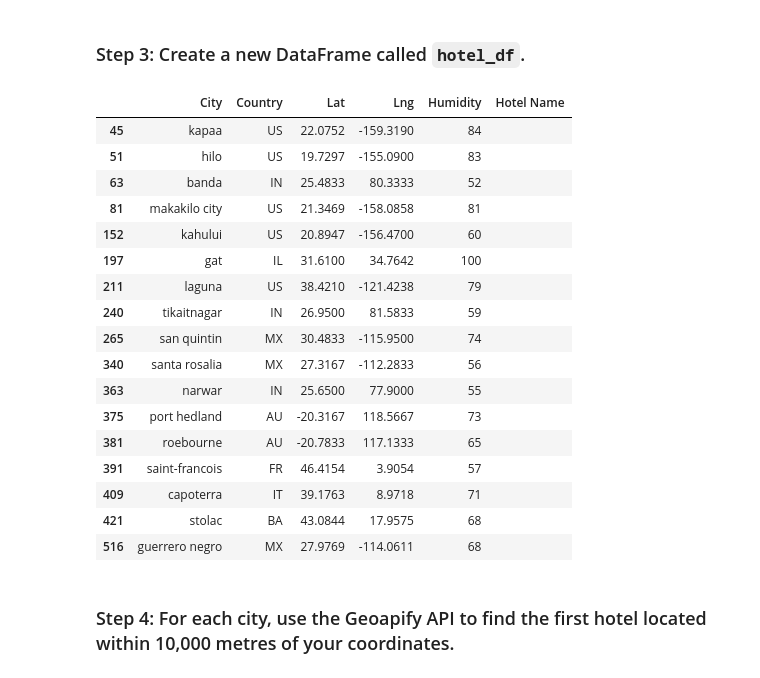
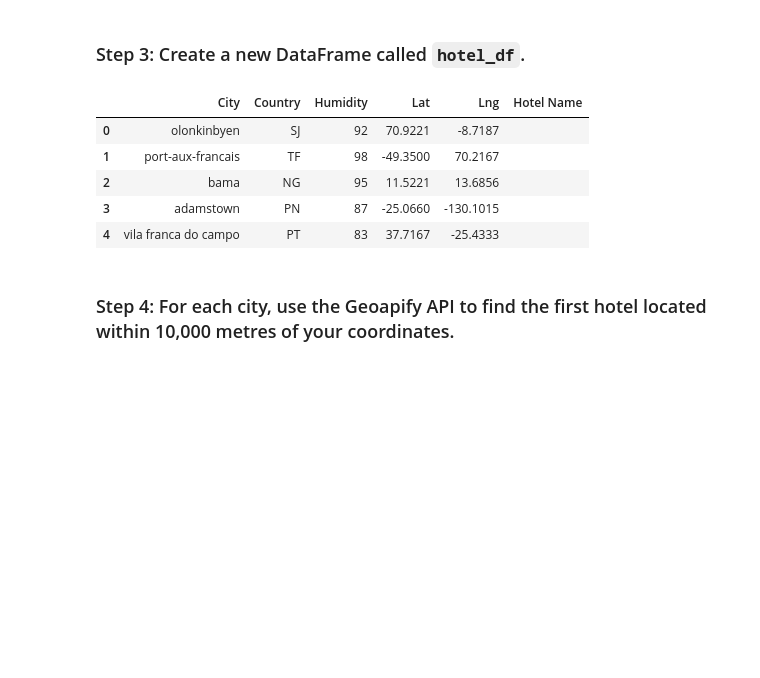
Before and after one commit to datakreese/python-api-challenge, a Jupyter notebook: VacationPy/VacationPy.ipynb, the cells around one changed output. Saved outputs shown, nothing was run; the diff lists cells and outputs as text; code cells hidden in the pictures; blank space fills up the shorter version.

```diff
--- a/VacationPy/VacationPy.ipynb
+++ b/VacationPy/VacationPy.ipynb
@@ -17,6 +18,6 @@ from vacation_api_keys import geoapify_key
 # %%
 # Load the CSV file created in Part 1 into a Pandas DataFrame
-city_data_df = pd.read_csv("output_data/cities.csv")
+city_data_df = pd.read_csv("../WeatherPy/cities.csv")
 
 # Display sample data
 city_data_df.head()
@@ -55,12 +58,12 @@ map_plot_3
 ### Step 2: Narrow down the `city_data_df` DataFrame to find your ideal weather condition
 # %%
 # Narrow down cities that fit criteria and drop any results with null values
-# YOUR CODE HERE
+ideal_city_df = city_data_df.query("`Max Temp` <= 299")
 
 # Drop any rows with null values
-# YOUR CODE HERE
+ideal_city_df.dropna()
 
 # Display sample data
-# YOUR CODE HERE
+ideal_city_df.head()
 # %% [output]
 |  | City_ID | City | Lat | Lng | Max Temp | Humidity | Cloudiness | Wind Speed | Country | Date |
@@ -85,32 +76,21 @@ map_plot_3
 ### Step 3: Create a new DataFrame called `hotel_df`.
 # %%
 # Use the Pandas copy function to create DataFrame called hotel_df to store the city, country, coordinates, and humidity
-# YOUR CODE HERE
+hotel_df = ideal_city_df.copy()
+hotel_df = hotel_df[["City", "Country", "Humidity", "Lat", "Lng"]]
 
 # Add an empty column, "Hotel Name," to the DataFrame so you can store the hotel found using the Geoapify API
-# YOUR CODE HERE
+hotel_df["Hotel Name"] = ""
 
 # Display sample data
-# YOUR CODE HERE
+hotel_df.head()
 # %% [output]
-|  | City | Country | Lat | Lng | Humidity | Hotel Name |
-| 45 | kapaa | US | 22.0752 | -159.3190 | 84 |  |
-| 51 | hilo | US | 19.7297 | -155.0900 | 83 |  |
-| 63 | banda | IN | 25.4833 | 80.3333 | 52 |  |
-| 81 | makakilo city | US | 21.3469 | -158.0858 | 81 |  |
-| 152 | kahului | US | 20.8947 | -156.4700 | 60 |  |
-| 197 | gat | IL | 31.6100 | 34.7642 | 100 |  |
-| 211 | laguna | US | 38.4210 | -121.4238 | 79 |  |
-| 240 | tikaitnagar | IN | 26.9500 | 81.5833 | 59 |  |
-| 265 | san quintin | MX | 30.4833 | -115.9500 | 74 |  |
-| 340 | santa rosalia | MX | 27.3167 | -112.2833 | 56 |  |
-| 363 | narwar | IN | 25.6500 | 77.9000 | 55 |  |
-| 375 | port hedland | AU | -20.3167 | 118.5667 | 73 |  |
-| 381 | roebourne | AU | -20.7833 | 117.1333 | 65 |  |
-| 391 | saint-francois | FR | 46.4154 | 3.9054 | 57 |  |
-| 409 | capoterra | IT | 39.1763 | 8.9718 | 71 |  |
-| 421 | stolac | BA | 43.0844 | 17.9575 | 68 |  |
-| 516 | guerrero negro | MX | 27.9769 | -114.0611 | 68 |  |
+|  | City | Country | Humidity | Lat | Lng | Hotel Name |
+| 0 | olonkinbyen | SJ | 92 | 70.9221 | -8.7187 |  |
+| 1 | port-aux-francais | TF | 98 | -49.3500 | 70.2167 |  |
+| 2 | bama | NG | 95 | 11.5221 | 13.6856 |  |
+| 3 | adamstown | PN | 87 | -25.0660 | -130.1015 |  |
+| 4 | vila franca do campo | PT | 83 | 37.7167 | -25.4333 |  |
 # %% [markdown]
 ### Step 4: For each city, use the Geoapify API to find the first hotel located within 10,000 metres of your coordinates.
 # %%
```
Also changed, not shown: parts of 7 cells of this notebook, 7 other files.
